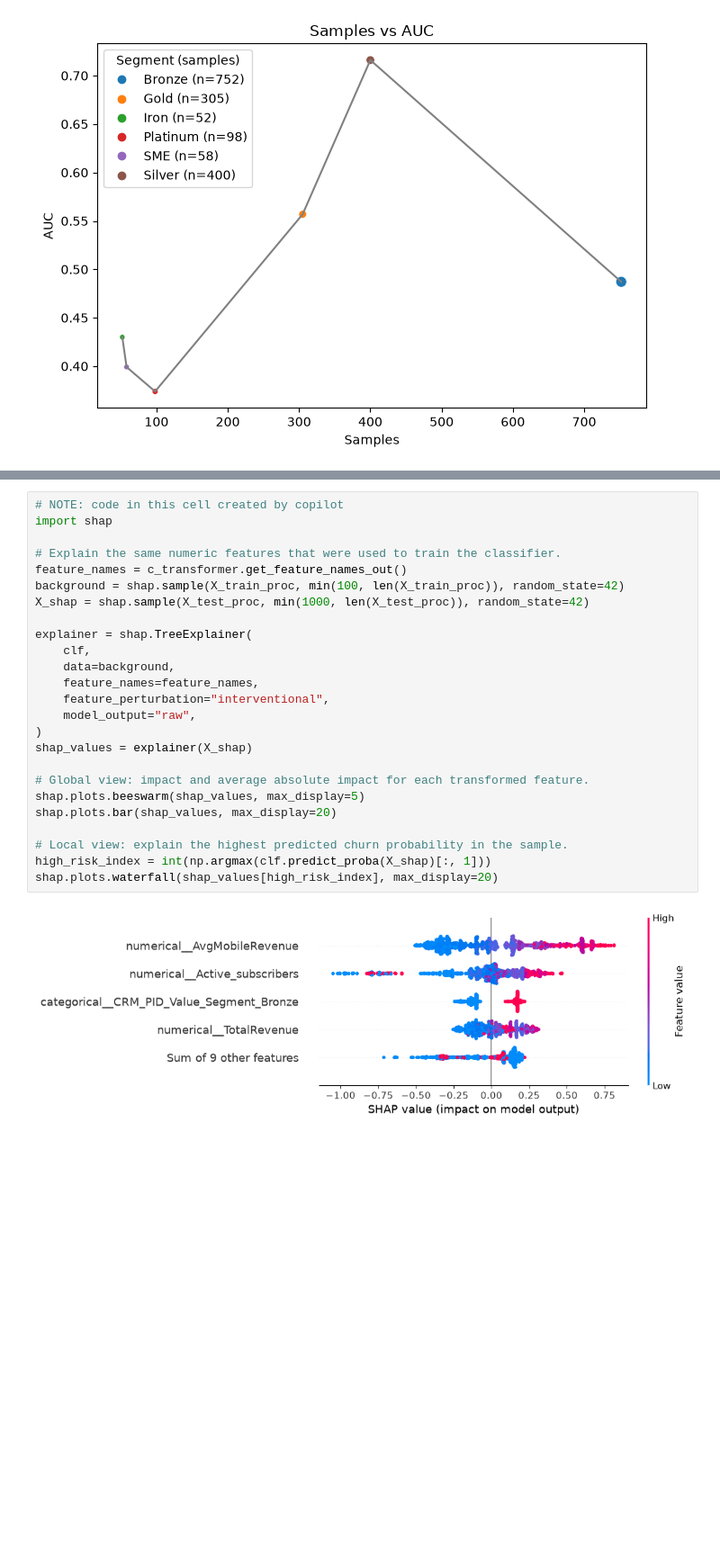
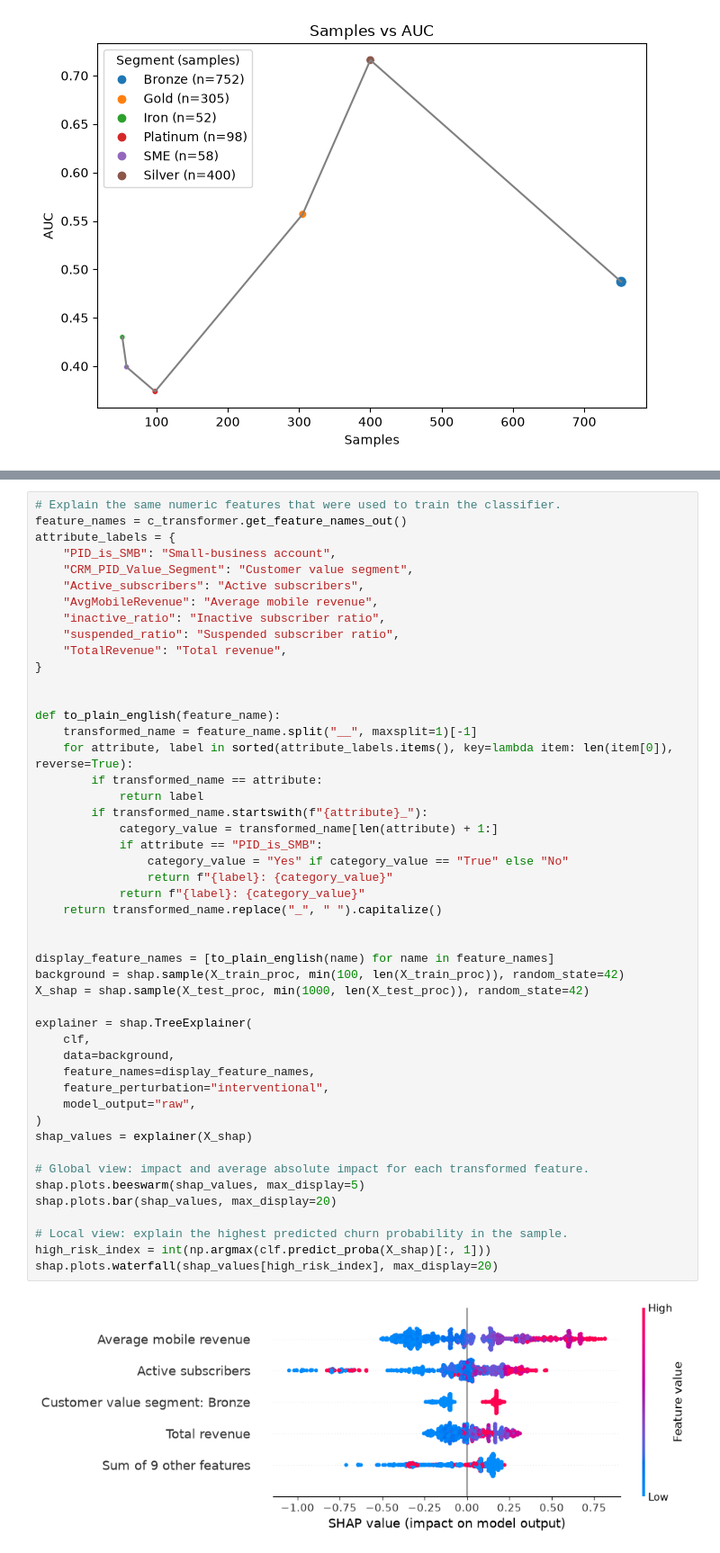
Before and after one commit to eode0004/FIT2082ResProj, a Jupyter notebook: ResProjModel.ipynb, the cells around one changed output, grey strips where cells are left out. Shown at 90% size. Drawn from its saved outputs; the diff is of its cells as text; blank space fills up the shorter version.

Commit message:
Tweaked earlier graphs and added new correlation heatmap

```diff
--- a/ResProjModel.ipynb
+++ b/ResProjModel.ipynb
@@ -524,27 +689,50 @@ for col in features:
 # %%
-# NOTE: code in this cell created by copilot
-import shap
-
 # Explain the same numeric features that were used to train the classifier.
 feature_names = c_transformer.get_feature_names_out()
+attribute_labels = {
+    "PID_is_SMB": "Small-business account",
+    "CRM_PID_Value_Segment": "Customer value segment",
+    "Active_subscribers": "Active subscribers",
+    "AvgMobileRevenue": "Average mobile revenue",
+    "inactive_ratio": "Inactive subscriber ratio",
+    "suspended_ratio": "Suspended subscriber ratio",
+    "TotalRevenue": "Total revenue",
+}
+
+
+def to_plain_english(feature_name):
+    transformed_name = feature_name.split("__", maxsplit=1)[-1]
+    for attribute, label in sorted(attribute_labels.items(), key=lambda item: len(item[0]), reverse=True):
+        if transformed_name == attribute:
+            return label
+        if transformed_name.startswith(f"{attribute}_"):
+            category_value = transformed_name[len(attribute) + 1:]
+            if attribute == "PID_is_SMB":
+                category_value = "Yes" if category_value == "True" else "No"
+                return f"{label}: {category_value}"
+            return f"{label}: {category_value}"
+    return transformed_name.replace("_", " ").capitalize()
+
+
+display_feature_names = [to_plain_english(name) for name in feature_names]
 background = shap.sample(X_train_proc, min(100, len(X_train_proc)), random_state=42)
 X_shap = shap.sample(X_test_proc, min(1000, len(X_test_proc)), random_state=42)
 
 explainer = shap.TreeExplainer(
     clf,
     data=background,
-    feature_names=feature_names,
+    feature_names=display_feature_names,
     feature_perturbation="interventional",
     model_output="raw",
 )
 shap_values = explainer(X_shap)
 
 # Global view: impact and average absolute impact for each transformed feature.
 shap.plots.beeswarm(shap_values, max_display=5)
 shap.plots.bar(shap_values, max_display=20)
 
 # Local view: explain the highest predicted churn probability in the sample.
 high_risk_index = int(np.argmax(clf.predict_proba(X_shap)[:, 1]))
 shap.plots.waterfall(shap_values[high_risk_index], max_display=20)
 # %% [output]
-[figure, old version]
+[figure, new version]
```
Also changed, not shown: parts of 6 cells of this notebook.
